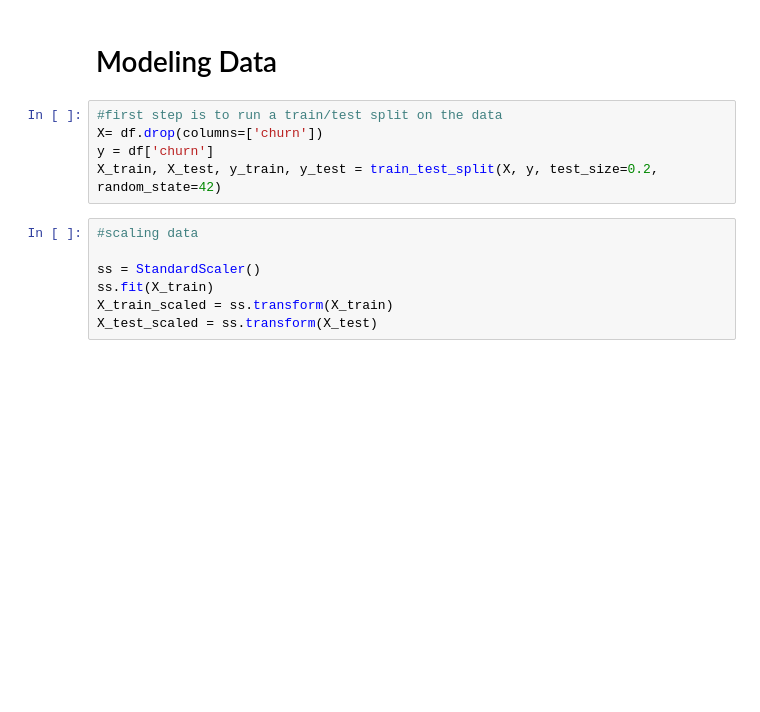
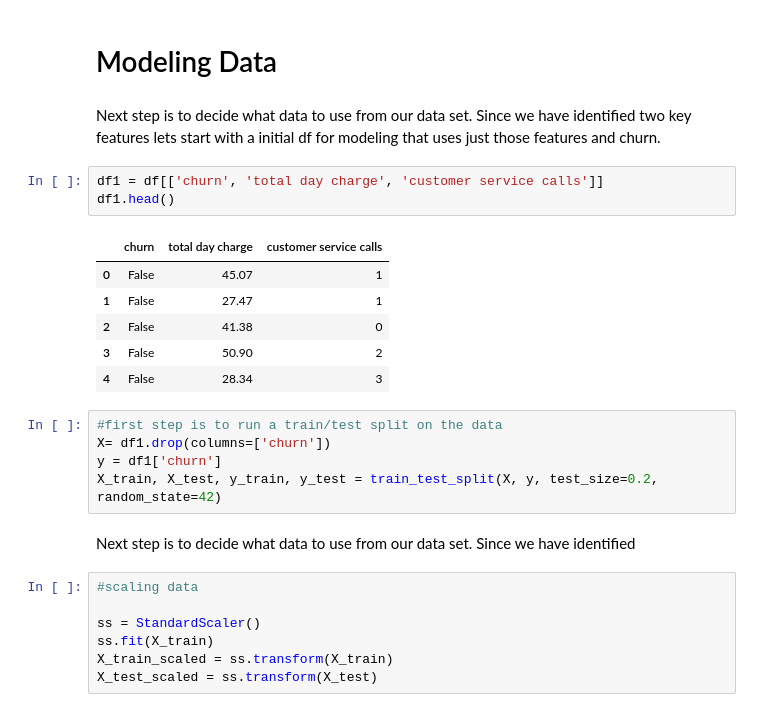
Before and after one commit to pburtonak/FlatironPhase3Project, a Jupyter notebook: PeterNotebook.ipynb, the cells around one changed output. Cells and saved outputs as stored; diff of their text form; blank space fills up the shorter version.

```diff
--- a/PeterNotebook.ipynb
+++ b/PeterNotebook.ipynb
@@ -393,11 +377,25 @@ fig = data1.plot.bar(xlabel='Range of "total charge"', ylabel='Sum of "churn" in
 [figure]
 # %% [markdown]
 # Modeling Data
+# %% [markdown]
+Next step is to decide what data to use from our data set. Since we have identified two key features lets start with a initial df for modeling that uses just those features and churn.
+# %%
+df1 = df[['churn', 'total day charge', 'customer service calls']]
+df1.head()
+# %% [output]
+|  | churn | total day charge | customer service calls |
+| 0 | False | 45.07 | 1 |
+| 1 | False | 27.47 | 1 |
+| 2 | False | 41.38 | 0 |
+| 3 | False | 50.90 | 2 |
+| 4 | False | 28.34 | 3 |
 # %%
 #first step is to run a train/test split on the data
-X= df.drop(columns=['churn'])
-y = df['churn']
+X= df1.drop(columns=['churn'])
+y = df1['churn']
 X_train, X_test, y_train, y_test = train_test_split(X, y, test_size=0.2, random_state=42)
+# %% [markdown]
+Next step is to decide what data to use from our data set. Since we have identified
 # %%
 #scaling data
 
```
Also changed, not shown: parts of 13 cells of this notebook.
